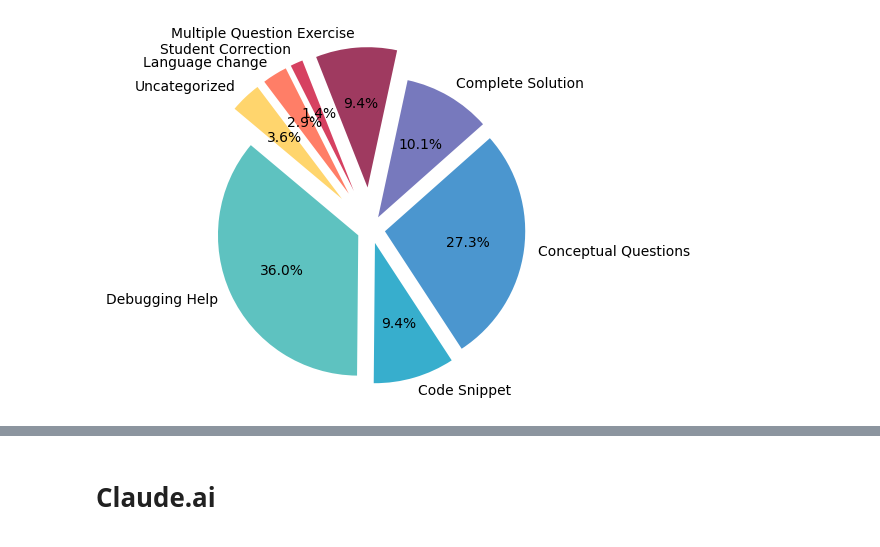
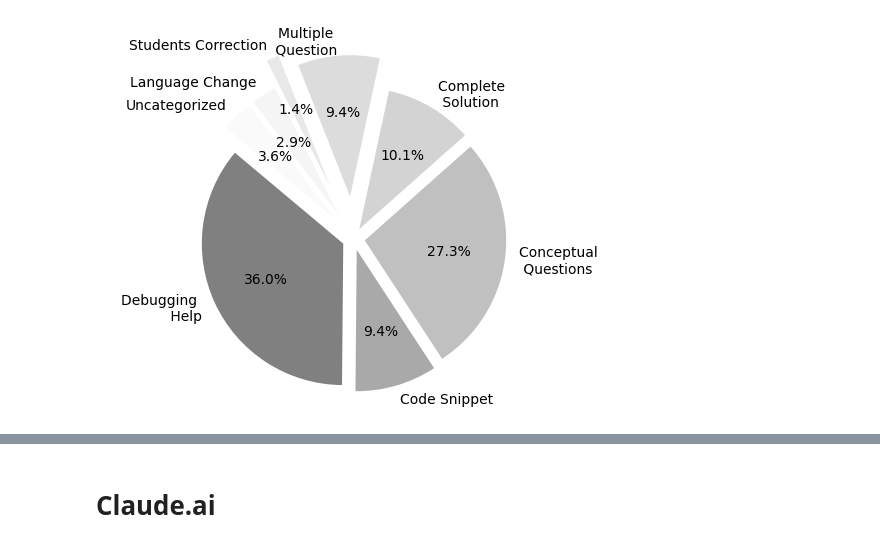
Before and after one commit to rodrigoprestesmachado/codespaces-blank, a Jupyter notebook: analysis/analysis.ipynb, the cells around one changed output, grey strips where cells are left out. Cells and saved outputs as stored; diff of their text form; code cells hidden in the pictures.

```diff
--- a/analysis/analysis.ipynb
+++ b/analysis/analysis.ipynb
@@ -5,60 +7,65 @@ import pandas as pd
 import matplotlib.pyplot as plt
 import os
 
-# Diretório onde os arquivos CSV estão armazenados
+# Delete old merged_result.csv file
+if os.path.exists('data/merged_result.csv'):
+    os.remove('data/merged_result.csv')
+    print(" ### Cleared merged_result.csv file ### \n")
+
+# Directory where the CSV files are stored
 directory_path = 'data'
 
-# Lista para armazenar os dataframes
+# List to store the dataframes
 dataframes = []
 
-# Ler todos os arquivos CSV no diretório
+# Read all CSV files in the directory
 for filename in os.listdir(directory_path):
     if filename.endswith('.csv'):
         file_path = os.path.join(directory_path, filename)
         df = pd.read_csv(file_path, delimiter=';')
         dataframes.append(df)
 
-# Unir todos os dataframes
+# Join all dataframes
 merged_df = pd.concat(dataframes, ignore_index=True)
 
-# Contar "Debugging Help" da coluna "Classification"
+# Counts Debugging Help
 debugging_help = merged_df[merged_df['Classification'] == 'Debugging Help'].shape[0]
-print(f"Total de pedidos de ajuda: {debugging_help}")
+print(f"Debugging Help: {debugging_help}")
 
-# Contar "Code Snippet" da coluna "Classification"
+# Counts Code Snippet
 code_snippet = merged_df[merged_df['Classification'] == 'Code Snippet'].shape[0]
-print(f"Total de trechos de código: {code_snippet}")
+print(f"Code Snippet: {code_snippet}")
 
-# Contar "Conceptual Questions" da coluna "Classification"
+# Counts Conceptual Questions
 conceptual_questions = merged_df[merged_df['Classification'] == 'Conceptual Questions'].shape[0]
-print(f"Total de questões conceituais: {conceptual_questions}")
+print(f"Conceptual Questions: {conceptual_questions}")
 
-# Contar "Complete Solution" da coluna "Classification"
+# Counts Complete Solution
 complete_solution = merged_df[merged_df['Classification'] == 'Complete Solution'].shape[0]
-print(f"Total de soluções completas: {complete_solution}")
+print(f"Complete Solution: {complete_solution}")
 
-# Contar "Multiple Question Exercise" da coluna "Classification"
+# Counts Multiple Question Exercise
 multiple_question_exercise = merged_df[merged_df['Classification'] == 'Multiple Question Exercise'].shape[0]
-print(f"Total de exercícios: {multiple_question_exercise}")
+print(f"Multiple Question Exercise: {multiple_question_exercise}")
 
-# Contar "Student correction" da coluna "Classification"
+# Counts Student correction
 student_correction = merged_df[merged_df['Classification'] == 'Student Correction'].shape[0]
-print(f"Total de correções de alunos: {student_correction}")
+print(f"Student correction: {student_correction}")
 
-# Contar "Language change" da coluna "Classification"
+# Counts Language change
 language_change = merged_df[merged_df['Classification'] == 'Language change'].shape[0]
-print(f"Total de mudanças de idioma: {language_change}")
+print(f"Language change: {language_change}")
 
-# Contar "Uncategorized" da coluna "Classification"
+# Counts Uncategorized
 uncategorized = merged_df[merged_df['Classification'] == 'Uncategorized'].shape[0]
-print(f"Total de não categorizados: {uncategorized}")
+print(f"Uncategorized: {uncategorized}")
 
-# Total de registros na coluna "Classification" que contém valores (strings)
+# Total of records in the Classification column
 total = merged_df['Classification'].count()
 
-print(f"Total de registros --->>>>>: {total}")
+print(f"Records --->>>>>: {total}")
 
-# Calcular a porcentagem de cada classificação
+# Calculates the percentage of each classification
 debugging_help_percentage = (debugging_help / total) * 100
 code_snippet_percentage = (code_snippet / total) * 100
 conceptual_questions_percentage = (conceptual_questions / total) * 100
@@ -68,34 +75,37 @@ student_correction_percentage = (student_correction / total) * 100
 language_change_percentage = (language_change / total) * 100
 uncategorized_percentage = (uncategorized / total) * 100
 
-print(f"Porcentagem de pedidos de ajuda: {debugging_help_percentage:.2f}%")
-print(f"Porcentagem de trechos de código: {code_snippet_percentage:.2f}%")
-print(f"Porcentagem de questões conceituais: {conceptual_questions_percentage:.2f}%")
-print(f"Porcentagem de soluções completas: {complete_solution_percentage:.2f}%")
-print(f"Porcentagem de exercícios: {multiple_question_exercise_percentage:.2f}%")
-print(f"Porcentagem de correções de alunos: {student_correction_percentage:.2f}%")
-print(f"Porcentagem de mudanças de idioma: {language_change_percentage:.2f}%")
-print(f"Porcentagem de não categorizados: {uncategorized_percentage:.2f}%")
+print(f"Debugging Help: {debugging_help_percentage:.2f}%")
+print(f"Code Snippet: {code_snippet_percentage:.2f}%")
+print(f"Conceptual Questions: {conceptual_questions_percentage:.2f}%")
+print(f"Complete Solution: {complete_solution_percentage:.2f}%")
+print(f"Multiple Question: {multiple_question_exercise_percentage:.2f}%")
+print(f"Students Correction: {student_correction_percentage:.2f}%")
+print(f"Language Change: {language_change_percentage:.2f}%")
+print(f"Uncategorized: {uncategorized_percentage:.2f}%")
 
-# Atualizar o tamanho da fonte
+# Update font size
 plt.rcParams.update({'font.size': 10})
 
-labels = ['Debugging Help', 'Code Snippet', 'Conceptual Questions', 'Complete Solution', 'Multiple Question Exercise',
-          'Student Correction', 'Language change', 'Uncategorized']
+labels = ['Debugging \n Help', 'Code Snippet', 'Conceptual \n Questions', 'Complete \n Solution', 'Multiple \n Question',
+          'Students Correction', 'Language Change', 'Uncategorized']
 sizes = [debugging_help_percentage, code_snippet_percentage, conceptual_questions_percentage, complete_solution_percentage,
          multiple_question_exercise_percentage, student_correction_percentage, language_change_percentage, uncategorized_percentage]
 
-# Novas cores
-# Tons de cinza
-colors = ['#5EC2C0', '#37AECD', '#4B96CF', '#7779BD', '#9F3A60', '#D64161', '#FF7E67', '#FFD56D']
+# Colors
+#colors = ['#5EC2C0', '#37AECD', '#4B96CF', '#7779BD', '#9F3A60', '#D64161', '#FF7E67', '#FFD56D']
 
-# Espaçamento entre todos os segmentos
-explode = (0.1, 0.1, 0.1, 0.1, 0.3, 0.3, 0.3, 0.3)
+# Grey scale colors
+colors = ['#808080', '#A9A9A9', '#C0C0C0', '#D3D3D3', '#DCDCDC', '#E8E8E8', '#F5F5F5', '#FAFAFA']
+
+# Space between all segments
+explode = (0.08, 0.08, 0.08, 0.08, 0.3, 0.4, 0.2, 0.2)
 
 plt.pie(sizes, explode=explode, labels=labels, colors=colors, autopct='%1.1f%%', startangle=140)
 plt.axis('equal')  # Equal aspect ratio ensures that pie is drawn as a circle.
 plt.show()
-# Salvar o dataframe unido para um novo arquivo CSV
+
+# Save the merged dataframe to a new CSV file
 merged_df.to_csv(os.path.join(directory_path, 'merged_result.csv'), index=False, sep=';')
-print("Arquivos unidos com sucesso. O resultado foi salvo em 'merged_result.csv'.")
+print("The files were successfully merged. The result was saved in 'merged_result.csv'.")
 # %% [output]
@@ -119 +131 @@ Porcentagem de não categorizados: 3.55%
-[figure, old version]
+[figure, new version]
```
Also changed, not shown: parts of 7 cells of this notebook, 6 other files.
